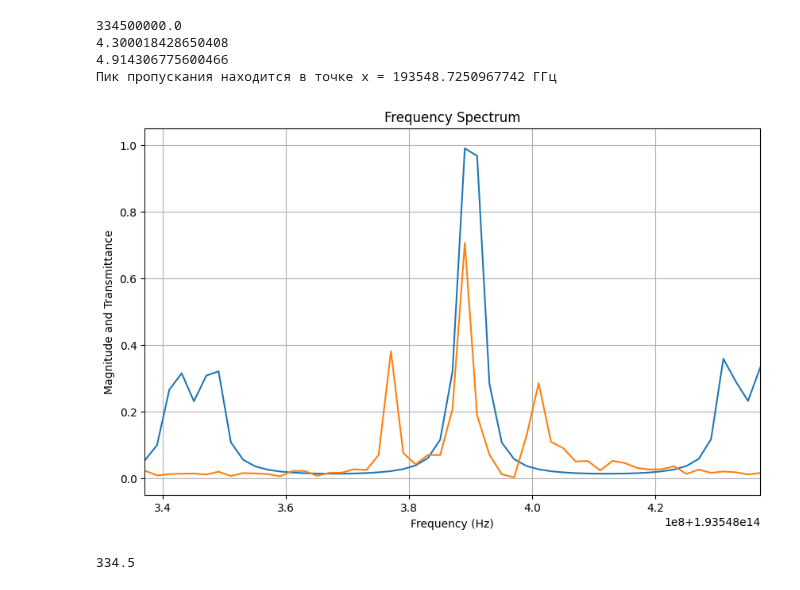
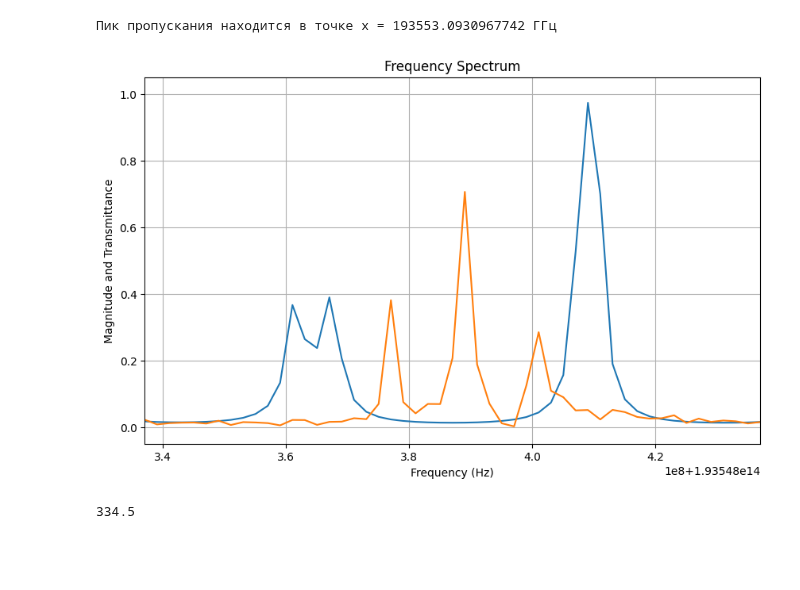
Before and after one commit to Orange-spearow/Finally_praktika, a Jupyter notebook: Подбор волоконных фильтров 2.ipynb, the cells around one changed output. Saved outputs shown, nothing was run; the diff lists cells and outputs as text; code cells hidden in the pictures; blank space fills up the shorter version.

```diff
--- a/Подбор волоконных фильтров 2.ipynb
+++ b/Подбор волоконных фильтров 2.ipynb
@@ -20,7 +20,7 @@ h = 1550e-9
 f_Er = c/h
 freq = freq - 80e6 + c/h
 
-FSR = 334.5e6
+'''FSR = 334.5e6
 print(FSR)
 c = 3e8
 n = 1.46
@@ -29,12 +29,12 @@ print(l)
 N = 7
 M = 8
 L = M/N * l
-print(L)
+print(L)'''
 
 k1 = k3 = 0.25
 k2 = 0.032
-#l = 2.354487
-#L = 2.6908423
+l = 4.300018
+L = 4.914307
 n = 1.46
 c = 3e8
 T1 = n*l/c
@@ -65,38 +65,35 @@ peaks, _ = find_peaks(T_values)
     range_peaks_freq = []
     for i in range(len(freq[peaks])-1):
         range_peaks.append(freq[peaks][i] -  (c/h + 2.0e6))
         range_peaks_freq.append(freq[peaks[i]])
     for i in range(len(range_peaks)):
         if range_peaks[i] == min(range_peaks):
             return range_peaks_freq[i]
 max_x_value = min_range(freq)'''
 max_peak_index = peaks[np.argmax(T_values[peaks])]
 # Значение по оси x для максимального пика
 max_x_value = freq[max_peak_index]
 print(f'Пик пропускания находится в точке x = {max_x_value/1e9} ГГц')
 #print(max_x_value - (c/h + 2.0e6))
 
 plt.figure(figsize = (10,6))
 plt.plot(freq, T_values)
 plt.xlim(c/h - 50e6 , c/h + 50e6)
 plt.plot(freq, np.abs(fft_signal_norm))
 #plt.axvline(x = c/h + 2.0e6, color = 'red')
 #plt.axvline(x = max_x_value  , color = 'red')
 #plt.axvline(x = max_x_value + 3.5e6, color = 'red')
 #plt.axvline(x = max_x_value - 2e6, color = 'red')
 #plt.xticks(np.arange(min(freq) , max(freq), 50e7))
 plt.xlabel('Frequency (Hz)')
 plt.ylabel('Magnitude and Transmittance')
 plt.title('Frequency Spectrum')
 plt.grid()
 #plt.tight_layout()
 plt.show()
 # %% [output]
-334500000.0
-4.300018428650408
-4.914306775600466
-Пик пропускания находится в точке x = 193548.7250967742 ГГц
+Пик пропускания находится в точке x = 193553.0930967742 ГГц
-[figure, old version]
+[figure, new version]
 # %%
 import numpy as np
 from scipy.interpolate import interp1d
```
Also changed, not shown: parts of 1 cell of this notebook, 45 other files.
